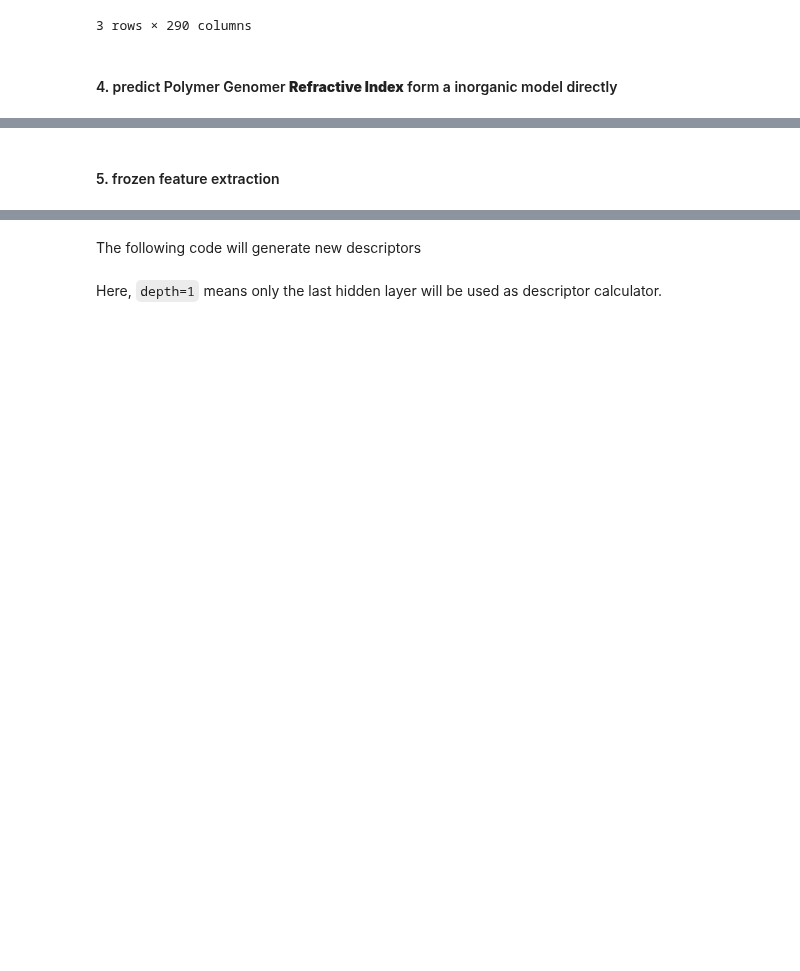
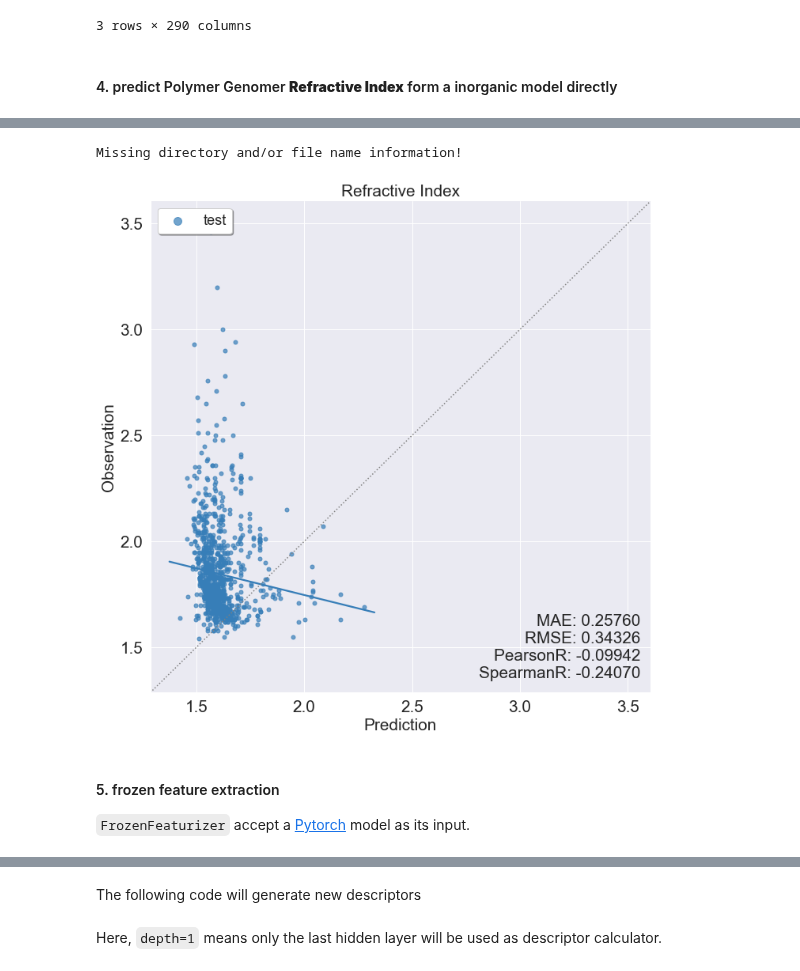
Before and after one commit to yoshida-lab/XenonPy, a Jupyter notebook: docs/source/tutorials/6-transfer_learning.ipynb, the cells around one changed output, grey strips where cells are left out. Saved outputs shown, nothing was run; the diff lists cells and outputs as text; code cells hidden in the pictures; blank space fills up the shorter version.

```diff
--- a/docs/source/tutorials/6-transfer_learning.ipynb
+++ b/docs/source/tutorials/6-transfer_learning.ipynb
@@ -101,13 +117,3 @@ pg_desc.head(3)
 3 rows × 290 columns
 # %% [markdown]
 #### 4. predict Polymer Genomer **Refractive Index** form a inorganic model directly
-# %%
-from xenonpy.model.nn import Checker
-
-check = Checker.load('S1/inorganic.crystal.refractive_index/xenonpy.composition/pytorch.nn.neural_network/4i6g-290-284-189-98-73-48-29@1')
-check
-
-# --- scale transform
-X_scaler = check['x_scale.@1']
-pg_desc_ = X_scaler.transform(pg_desc)
-pg_desc_
@@ -154,6 +119,0 @@ array([1.348589 , 1.340124 , 1.3730385, ..., 1.4613906, 1.4385386,
-# %%
-data = pd.DataFrame({'Prediction': y_pred, 'Observation': pg['Refractive Index'].values})
-
-sb.set_context('talk', font_scale=1.5)
-plt.figure(figsize=(10, 10))
-ax = sb.scatterplot(x="Prediction", y="Observation", data=data)
@@ -163,5 +168,15 @@ ax = sb.scatterplot(x="Prediction", y="Observation", data=data)
+# %%
+y_pred = trainer.predict(x_in=torch.tensor(pg_desc.values, dtype=torch.float)).detach().numpy().flatten()
+y_true = pg['Refractive Index'].values
+
+draw(y_true, y_pred, prop_name='Refractive Index')
+# %% [output]
+Missing directory and/or file name information!
+[figure, added]
 # %% [markdown]
 #### 5. frozen feature extraction
+
+``FrozenFeaturizer`` accept a [Pytorch](https://pytorch.org) model as its input.
 # %%
 # --- import necessary libraries
 
```
Also changed, not shown: parts of 20 cells of this notebook, 31 other files.
